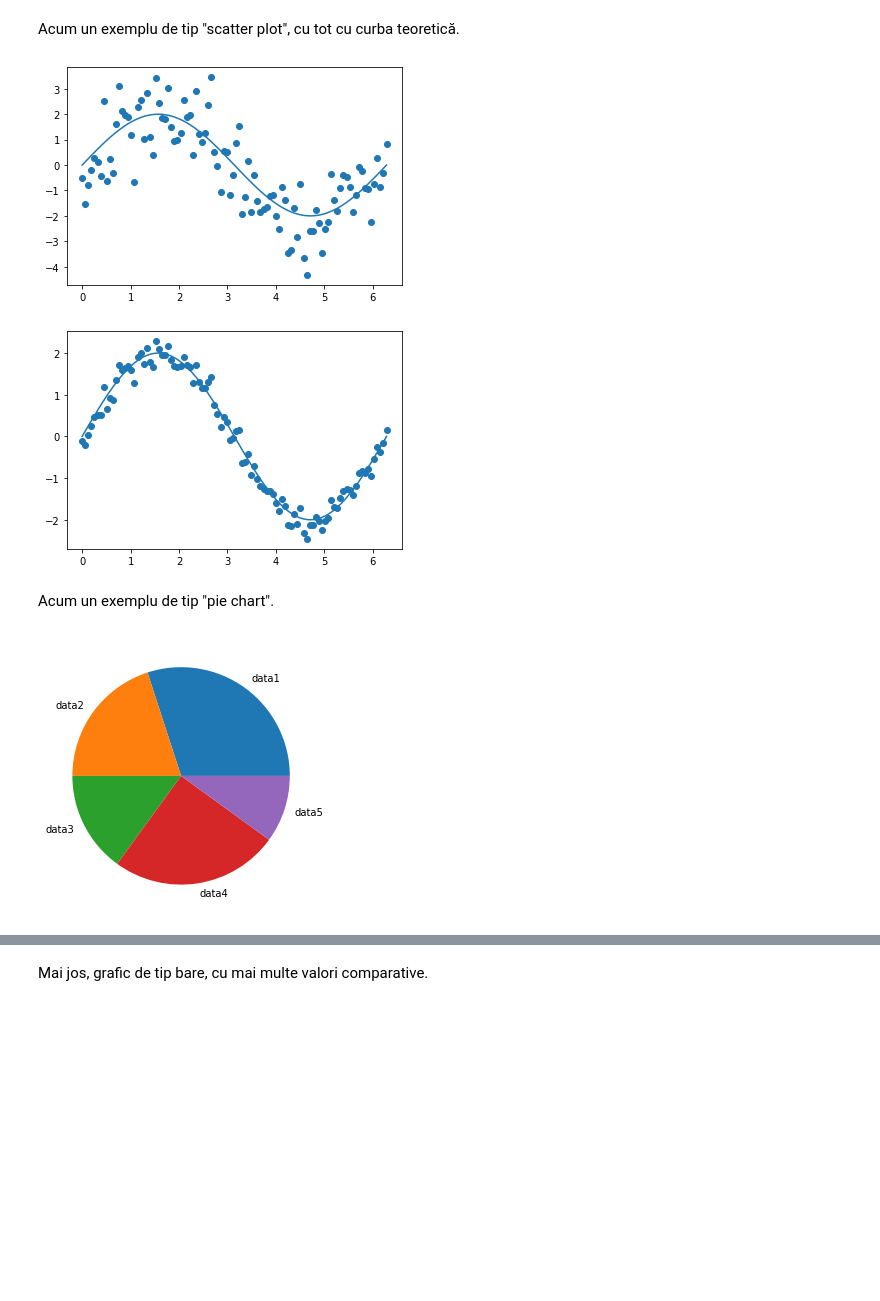
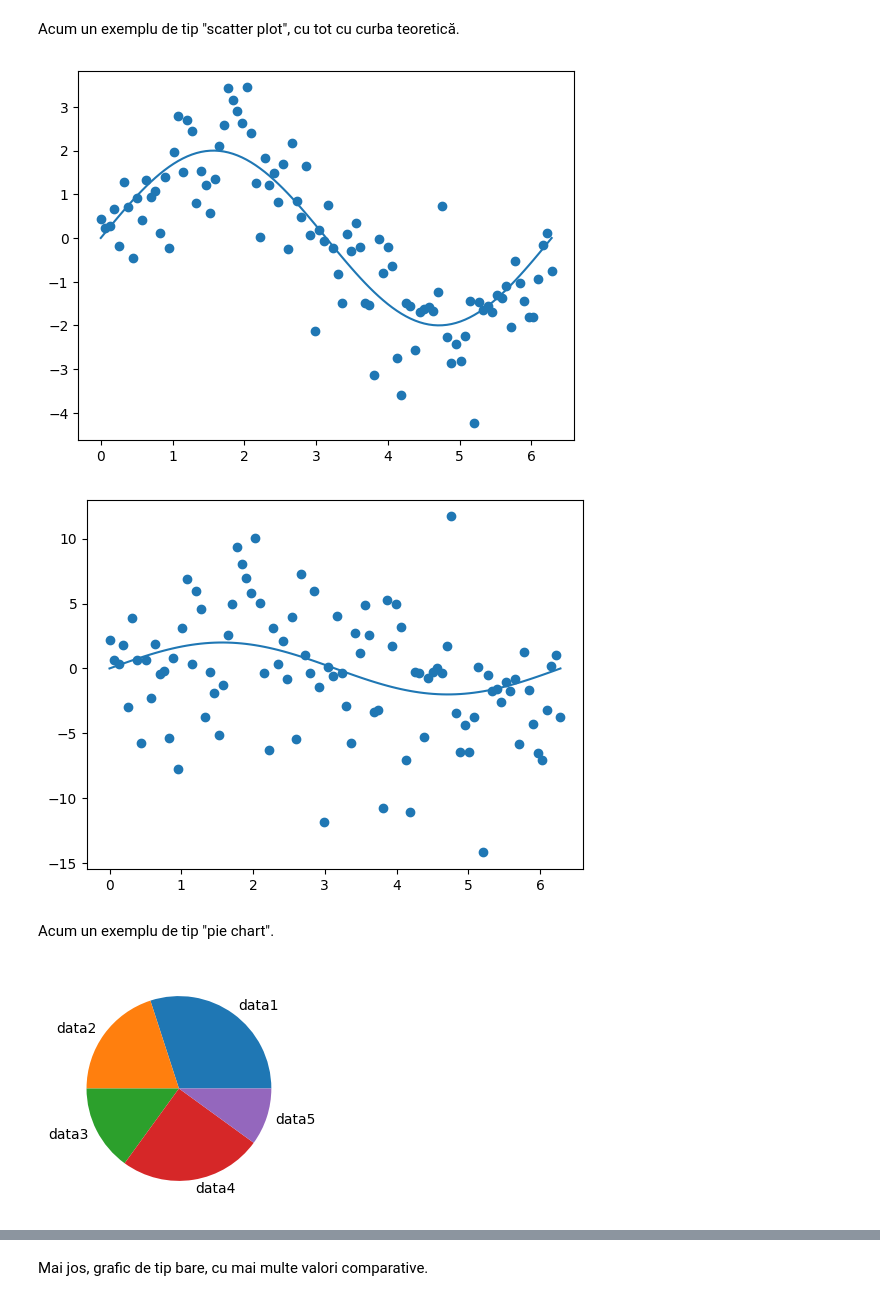
Before and after one commit to adimanea/fsa-softmat, a Jupyter notebook: python/3-grafice-discrete.ipynb, the cells around one changed output, grey strips where cells are left out. Saved outputs shown, nothing was run; the diff lists cells and outputs as text; code cells hidden in the pictures; blank space fills up the shorter version.

```diff
--- a/python/3-grafice-discrete.ipynb
+++ b/python/3-grafice-discrete.ipynb
@@ -72,28 +75,28 @@ Acum un exemplu de tip "scatter plot", cu tot cu curba teoretică.
 # %%
 # scatter
 import numpy as np
 import matplotlib.pyplot as plt
 
 plt.close("all")
 
 N = 100 # numărul de puncte dorite
 x = np.linspace(0, 2*np.pi, N) # alege N valori de la 0 la 2*pi
 noise = np.random.randn(N) # introducem niște erori (zgomot), distribuite normal
 signal = 2*np.sin(x)
 
 y = signal + noise # adăugăm erorile la calculul exact
 plt.plot(x, signal) # graficul exact (continuu) = curba teoretică
 plt.scatter(x, y) # graficul experimental, din puncte
 
 plt.figure() # desenează pe o nouă figură; altfel, pune pe același grafic
-y = signal + 0.2*noise # refacem desenul, cu erori mai mici cu 80%
+y = signal + 5*noise # refacem desenul, cu erori mai mari
 plt.plot(x, signal)
 plt.scatter(x, y)
 
 plt.show()
 # %% [output]
-[figure, old version]
+[figure, new version]
-[figure, old version]
+[figure, new version]
 # %% [markdown]
 Acum un exemplu de tip "pie chart".
 # %%
@@ -105,12 +108,12 @@ plt.close("all")
 x = [30, 20, 15, 25, 10] # lista de procentaje
 dataName = ['data1', 'data2', 'data3', 'data4', 'data5']
 
-plt.figure(figsize=(5,5)) # alegem mărimea figurii
+plt.figure(figsize=(5,3)) # alegem mărimea figurii
 plt.pie(x, labels=dataName) # desenează, luînd legenda din lista dataName
 
 plt.show()
 # %% [output]
-[figure, old version]
+[figure, new version]
 # %%
 # exploded pie
 import matplotlib.pyplot as plt
```
Also changed, not shown: parts of 4 cells of this notebook.
